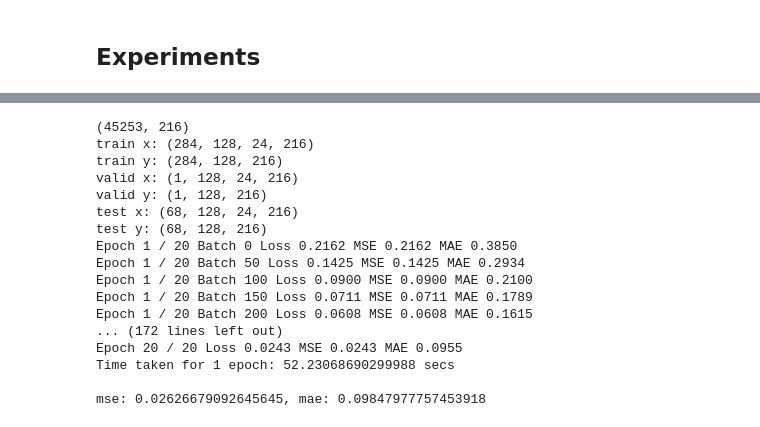
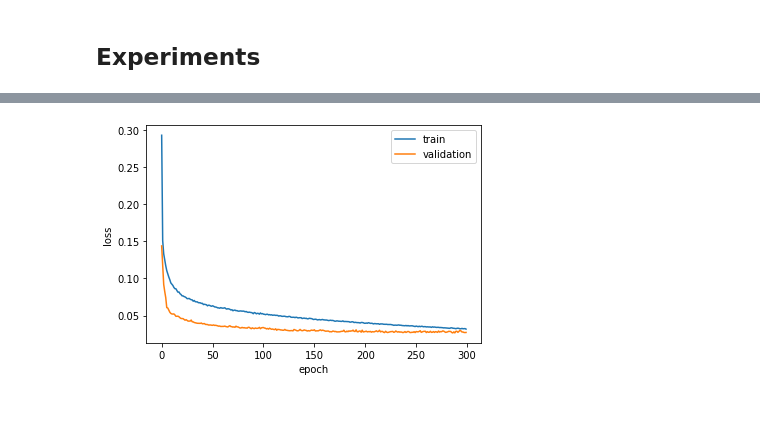
Before and after one commit to onurbil/TENT, a Jupyter notebook: notebooks/TT_experiments.ipynb, the cells around one changed output, grey strips where cells are left out. Cells and saved outputs as stored; diff of their text form; code cells hidden in the pictures.

Commit message:
Updated the experiments to use the limited set of cities and implemented the bayesian optimization.

```diff
--- a/notebooks/TT_experiments.ipynb
+++ b/notebooks/TT_experiments.ipynb
@@ -344,25 +346,11 @@ mse: 0.024992506951093674, mae: 0.09945319592952728
-# %%
-flatten_experiment.run_full_measurements_experiment(input_length=24, prediction_time=24,
-                                     num_layers=6, d_model=64, dff=64, num_heads=8, dropout_rate=.1,
-                                     epochs=20, batch_size=128,
-                                     dataset_path=DATA_PATH + 'dataset_tensor.npy',
-                                     test_size=24 * 365, valid_size=24*7,
-                                     save_checkpoints=False)
-# %% [output]
-(45253, 216)
-train x: (284, 128, 24, 216)
-train y: (284, 128, 216)
-valid x: (1, 128, 24, 216)
-valid y: (1, 128, 216)
-test x: (68, 128, 24, 216)
-test y: (68, 128, 216)
-Epoch 1 / 20 Batch 0 Loss 0.2162 MSE 0.2162 MAE 0.3850
-Epoch 1 / 20 Batch 50 Loss 0.1425 MSE 0.1425 MAE 0.2934
-Epoch 1 / 20 Batch 100 Loss 0.0900 MSE 0.0900 MAE 0.2100
-Epoch 1 / 20 Batch 150 Loss 0.0711 MSE 0.0711 MAE 0.1789
-Epoch 1 / 20 Batch 200 Loss 0.0608 MSE 0.0608 MAE 0.1615
-... (172 lines left out)
-Epoch 20 / 20 Loss 0.0243 MSE 0.0243 MAE 0.0955
-Time taken for 1 epoch: 52.23068690299988 secs
-
-mse: 0.02626679092645645, mae: 0.09847977757453918
+# %%
+train_losses = history.history['loss']
+valid_losses = history.history['val_loss']
+plt.plot(range(len(train_losses)), train_losses, label='train')
+plt.plot(range(len(valid_losses)), valid_losses, label='validation')
+plt.xlabel('epoch')
+plt.ylabel('loss')
+plt.legend()
+plt.show()
+# %% [output]
+[figure, added]
```
Also changed, not shown: parts of 23 cells of this notebook.
